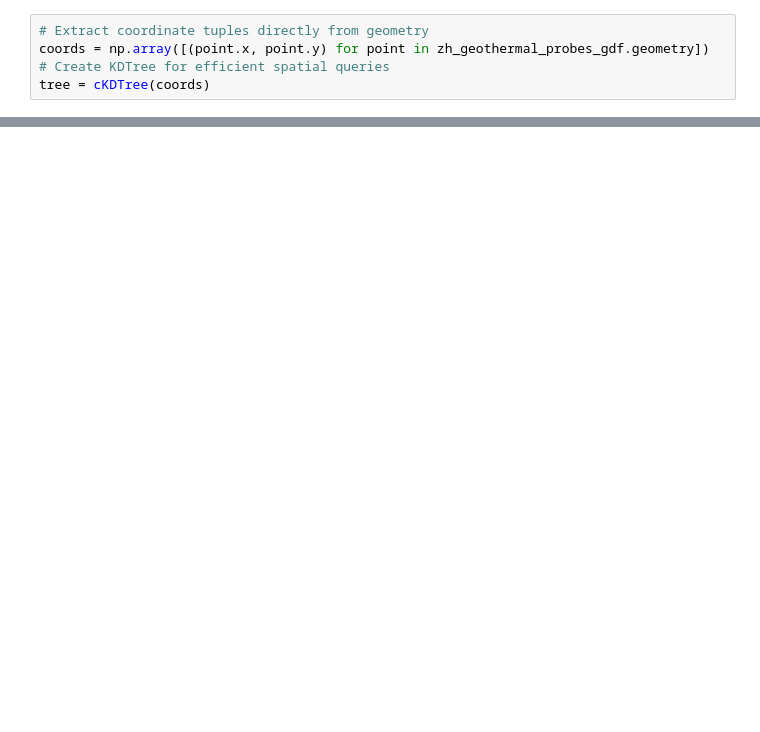
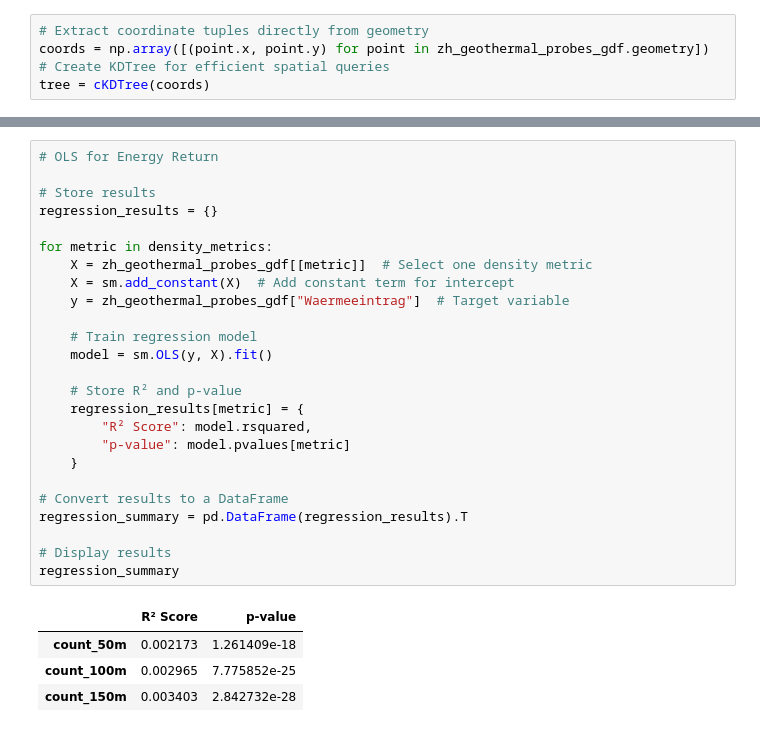
Before and after one commit to leinadher/GeoThesis, a Jupyter notebook: 05_transformation_zh_waermenutzungsatlas_bohrungen.ipynb, the cells around one changed output, grey strips where cells are left out. Drawn from its saved outputs; the diff is of its cells as text; blank space fills up the shorter version.

```diff
--- a/05_transformation_zh_waermenutzungsatlas_bohrungen.ipynb
+++ b/05_transformation_zh_waermenutzungsatlas_bohrungen.ipynb
@@ -113,0 +270,30 @@ Computing radius 150m ...
+# %%
+# OLS for Energy Return
+
+# Store results
+regression_results = {}
+
+for metric in density_metrics:
+    X = zh_geothermal_probes_gdf[[metric]]  # Select one density metric
+    X = sm.add_constant(X)  # Add constant term for intercept
+    y = zh_geothermal_probes_gdf["Waermeeintrag"]  # Target variable
+
+    # Train regression model
+    model = sm.OLS(y, X).fit()
+
+    # Store R² and p-value
+    regression_results[metric] = {
+        "R² Score": model.rsquared,
+        "p-value": model.pvalues[metric]
+    }
+
+# Convert results to a DataFrame
+regression_summary = pd.DataFrame(regression_results).T
+
+# Display results
+regression_summary
+# %% [output]
+|  | R² Score | p-value |
+| count_50m | 0.002173 | 1.261409e-18 |
+| count_100m | 0.002965 | 7.775852e-25 |
+| count_150m | 0.003403 | 2.842732e-28 |
```
Also changed, not shown: parts of 33 cells of this notebook, 2 other files.
